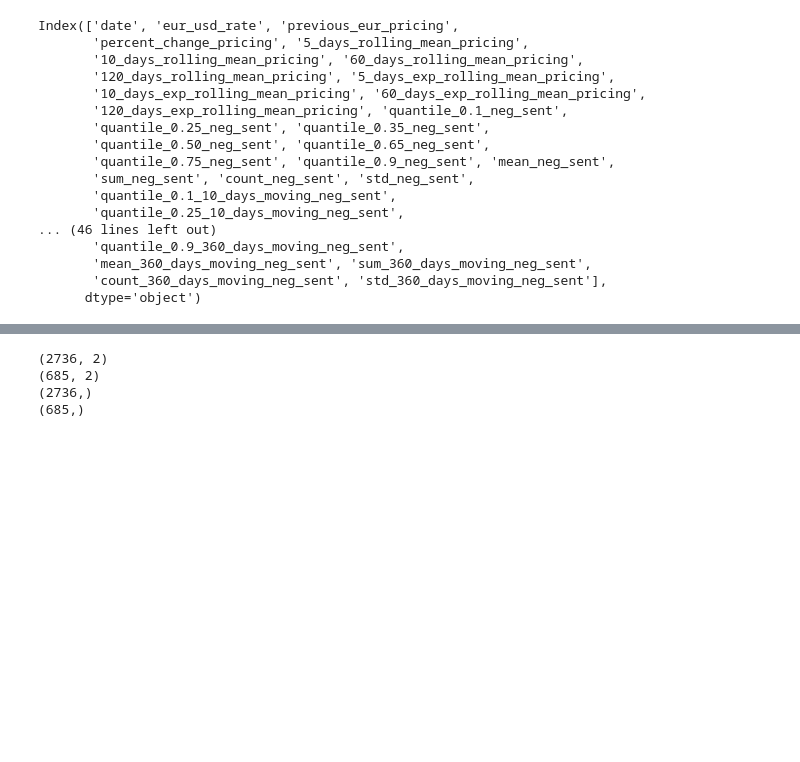
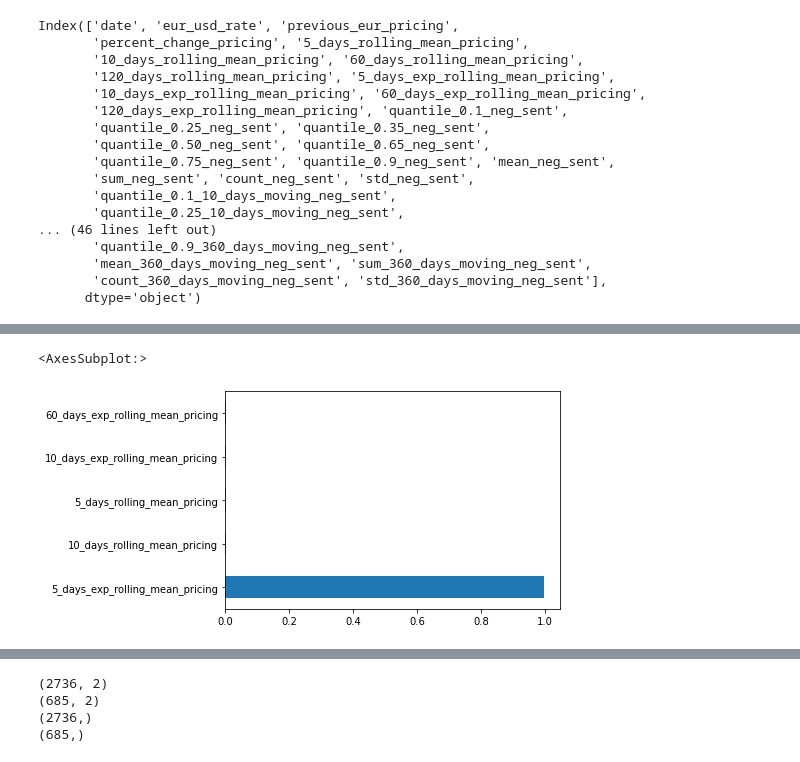
Before and after one commit to dtortosa/capstone_project, a Jupyter notebook: scripts/03_predicting_exchange_rate.ipynb, the cells around one changed output, grey strips where cells are left out. Drawn from its saved outputs; the diff is of its cells as text; code cells hidden in the pictures; blank space fills up the shorter version.

```diff
--- a/scripts/03_predicting_exchange_rate.ipynb
+++ b/scripts/03_predicting_exchange_rate.ipynb
@@ -180,0 +74,3 @@ average_r2_full_model
+# %%
+predictors_eur_pricing = predictors[[column for column in predictors.columns if "rolling_mean_" in column]]
+predictors_eur_pricing
@@ -180,0 +175,4 @@ average_r2_full_model
+# %%
+full_model = RandomForestRegressor(random_state=6383287)
+eur_model = RandomForestRegressor(random_state=6383287)
+twitter_model = RandomForestRegressor(random_state=6383287)
@@ -180,0 +195,6 @@ average_r2_full_model
+# %%
+#eur pricing model only
+pd.Series(eur_model.feature_importances_, index=predictors_eur_pricing.columns).nlargest(5).plot(kind='barh')
+# %% [output]
+<AxesSubplot:>
+[figure, added]
```
Also changed, not shown: parts of 70 cells of this notebook, 1 other file.
